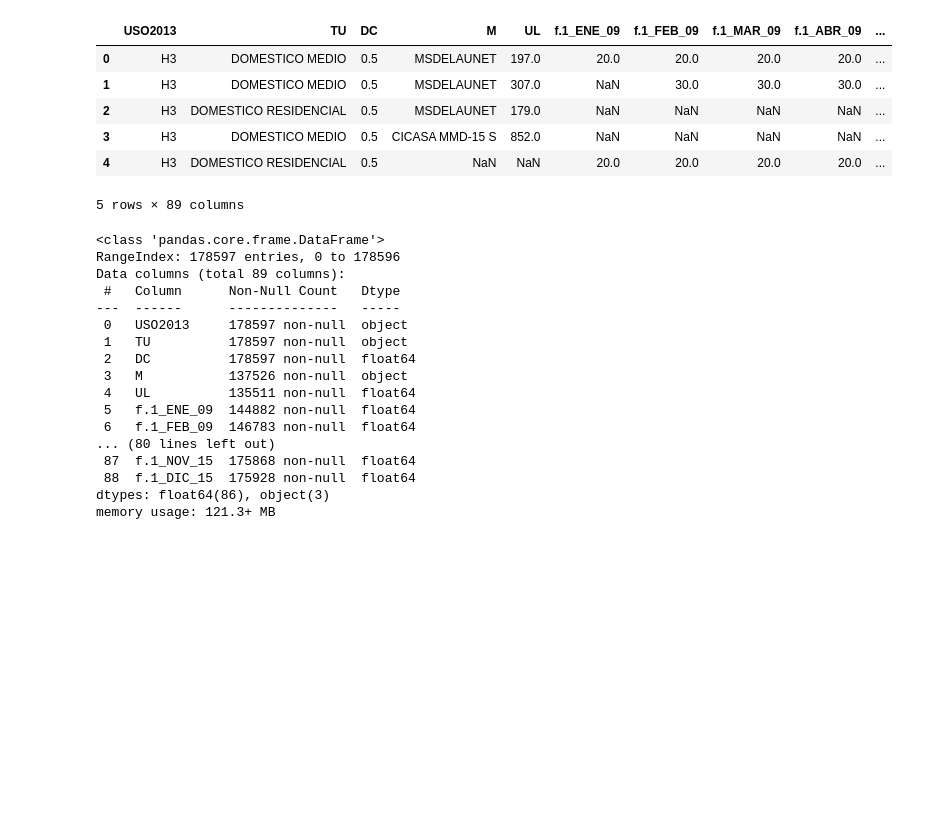
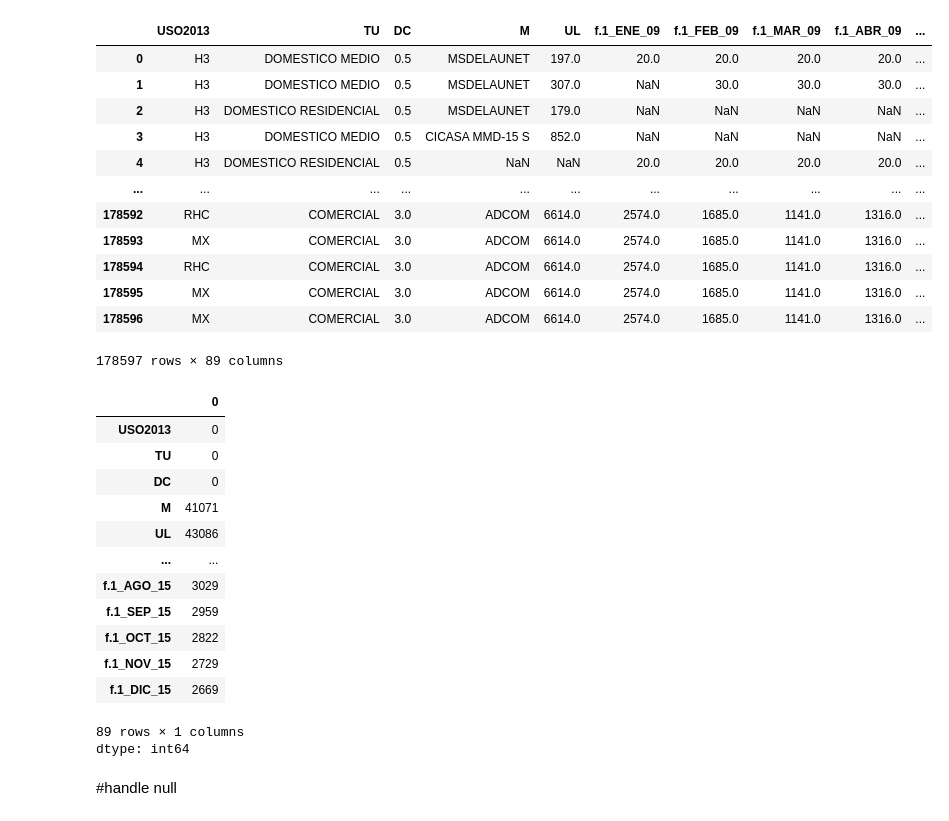
Before and after one commit to Mohamedtarekhussein/Task-Data-Science, a Jupyter notebook: AguaH_model.ipynb, the cells around one changed output. Drawn from its saved outputs; the diff is of its cells as text; code cells hidden in the pictures; blank space fills up the shorter version.

```diff
--- a/AguaH_model.ipynb
+++ b/AguaH_model.ipynb
@@ -7,33 +29,38 @@ import tensorflow as tf
 from tensorflow.keras.layers import Dense,Dropout,BatchNormalization
 from tensorflow.keras.models import Sequential
 # %%
-df=pd.read_csv('AguaH.csv')
-df.head()
+df=pd.read_csv('/content/AguaH.csv')
+df
 # %% [output]
 |  | USO2013 | TU | DC | M | UL | f.1_ENE_09 | f.1_FEB_09 | f.1_MAR_09 | f.1_ABR_09 | ... |
 | 0 | H3 | DOMESTICO MEDIO | 0.5 | MSDELAUNET | 197.0 | 20.0 | 20.0 | 20.0 | 20.0 | ... |
 | 1 | H3 | DOMESTICO MEDIO | 0.5 | MSDELAUNET | 307.0 | NaN | 30.0 | 30.0 | 30.0 | ... |
 | 2 | H3 | DOMESTICO RESIDENCIAL | 0.5 | MSDELAUNET | 179.0 | NaN | NaN | NaN | NaN | ... |
 | 3 | H3 | DOMESTICO MEDIO | 0.5 | CICASA MMD-15 S | 852.0 | NaN | NaN | NaN | NaN | ... |
 | 4 | H3 | DOMESTICO RESIDENCIAL | 0.5 | NaN | NaN | 20.0 | 20.0 | 20.0 | 20.0 | ... |
+| ... | ... | ... | ... | ... | ... | ... | ... | ... | ... | ... |
+| 178592 | RHC | COMERCIAL | 3.0 | ADCOM | 6614.0 | 2574.0 | 1685.0 | 1141.0 | 1316.0 | ... |
+| 178593 | MX | COMERCIAL | 3.0 | ADCOM | 6614.0 | 2574.0 | 1685.0 | 1141.0 | 1316.0 | ... |
+| 178594 | RHC | COMERCIAL | 3.0 | ADCOM | 6614.0 | 2574.0 | 1685.0 | 1141.0 | 1316.0 | ... |
+| 178595 | MX | COMERCIAL | 3.0 | ADCOM | 6614.0 | 2574.0 | 1685.0 | 1141.0 | 1316.0 | ... |
+| 178596 | MX | COMERCIAL | 3.0 | ADCOM | 6614.0 | 2574.0 | 1685.0 | 1141.0 | 1316.0 | ... |
-5 rows × 89 columns
+178597 rows × 89 columns
-# %%
-df.info()
-# %% [output]
-<class 'pandas.core.frame.DataFrame'>
-RangeIndex: 178597 entries, 0 to 178596
-Data columns (total 89 columns):
- #   Column      Non-Null Count   Dtype
----  ------      --------------   -----
- 0   USO2013     178597 non-null  object
- 1   TU          178597 non-null  object
- 2   DC          178597 non-null  float64
- 3   M           137526 non-null  object
- 4   UL          135511 non-null  float64
- 5   f.1_ENE_09  144882 non-null  float64
- 6   f.1_FEB_09  146783 non-null  float64
-... (80 lines left out)
- 87  f.1_NOV_15  175868 non-null  float64
- 88  f.1_DIC_15  175928 non-null  float64
-dtypes: float64(86), object(3)
-memory usage: 121.3+ MB
+# %%
+df.isnull().sum()
+# %% [output]
+|  | 0 |
+| USO2013 | 0 |
+| TU | 0 |
+| DC | 0 |
+| M | 41071 |
+| UL | 43086 |
+| ... | ... |
+| f.1_AGO_15 | 3029 |
+| f.1_SEP_15 | 2959 |
+| f.1_OCT_15 | 2822 |
+| f.1_NOV_15 | 2729 |
+| f.1_DIC_15 | 2669 |
+89 rows × 1 columns
+dtype: int64
+# %% [markdown]
+#handle null
```
Also changed, not shown: parts of 66 cells of this notebook.
